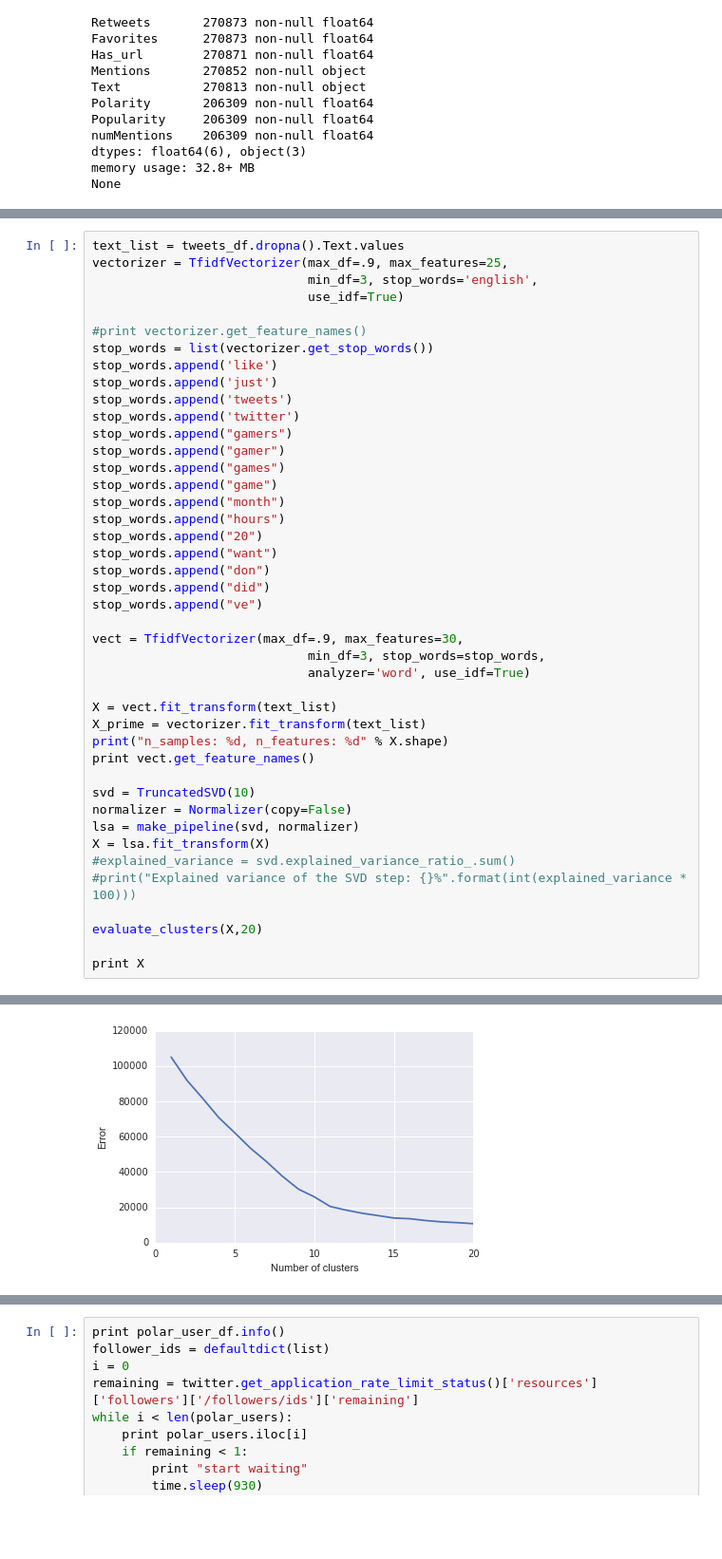
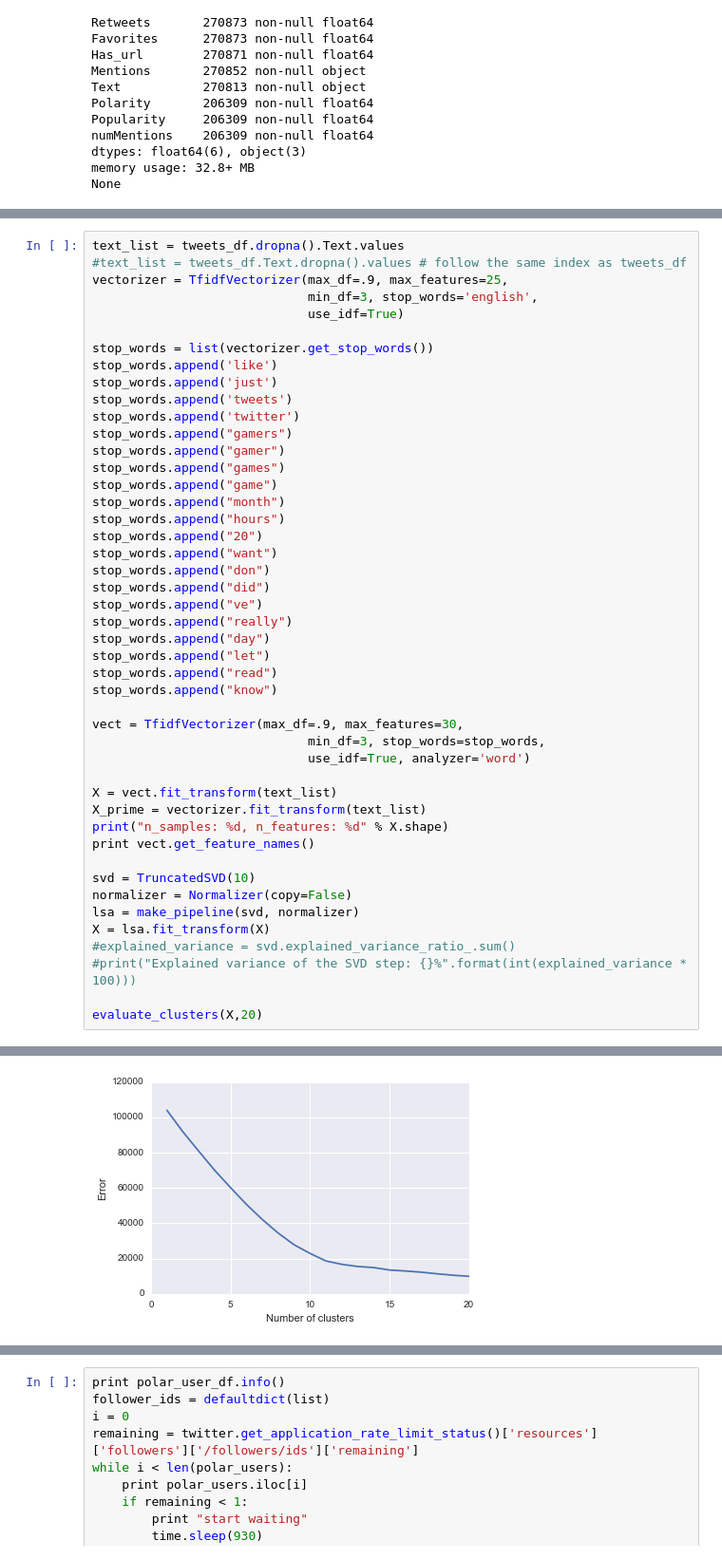
Before and after one commit to MinyingLu/Twitter-sentiment-analysis, a Jupyter notebook: Get Users.ipynb, the cells around one changed output, grey strips where cells are left out. Shown at 95% size. Cells and saved outputs as stored; diff of their text form; blank space fills up the shorter version.

```diff
--- a/Get Users.ipynb
+++ b/Get Users.ipynb
@@ -167,10 +147,10 @@ WARNING: pylab import has clobbered these variables: ['colors', 'svd']
 # %%
 text_list = tweets_df.dropna().Text.values
+#text_list = tweets_df.Text.dropna().values # follow the same index as tweets_df
 vectorizer = TfidfVectorizer(max_df=.9, max_features=25,
                              min_df=3, stop_words='english',
                              use_idf=True)
 
-#print vectorizer.get_feature_names()
 stop_words = list(vectorizer.get_stop_words())
 stop_words.append('like')
 stop_words.append('just')
@@ -187,10 +167,15 @@ stop_words.append("want")
 stop_words.append("don")
 stop_words.append("did")
 stop_words.append("ve")
+stop_words.append("really")
+stop_words.append("day")
+stop_words.append("let")
+stop_words.append("read")
+stop_words.append("know")
 
 vect = TfidfVectorizer(max_df=.9, max_features=30,
                              min_df=3, stop_words=stop_words,
-                             analyzer='word', use_idf=True)
+                             use_idf=True, analyzer='word')
 
 X = vect.fit_transform(text_list)
 X_prime = vectorizer.fit_transform(text_list)
@@ -205,7 +190,5 @@ X = lsa.fit_transform(X)
 #print("Explained variance of the SVD step: {}%".format(int(explained_variance * 100)))
 
 evaluate_clusters(X,20)
-
-print X
 # %% [output]
 n_samples: 206272, n_features: 30
@@ -223,4 +196,4 @@ n_samples: 206272, n_features: 30
-[figure, old version]
+[figure, new version]
 # %%
 #kmeans = KMeans(n_clusters=12, init='k-means++', max_iter=100, n_init=1, verbose=True)
 #y_pred = kmeans.fit(X)
```
Also changed, not shown: parts of 8 cells of this notebook.
